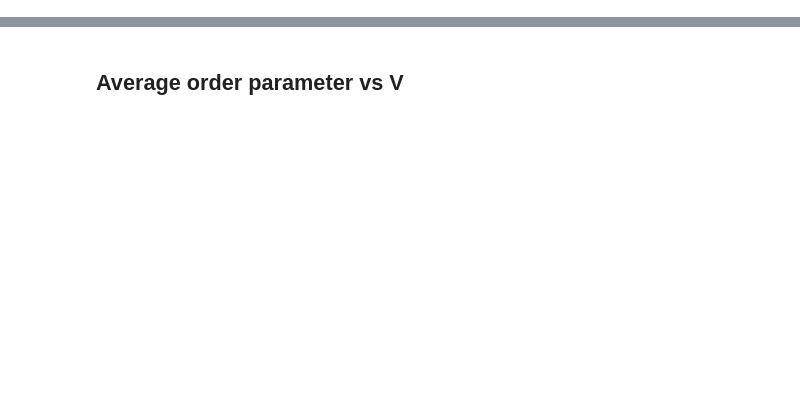
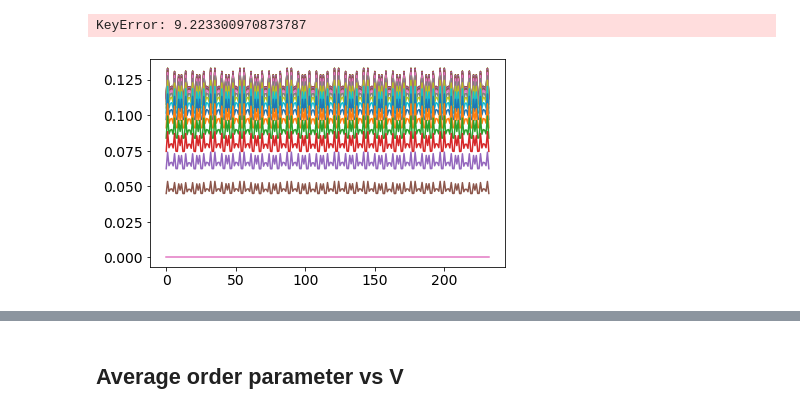
Before and after one commit to gautamra/Superconducting-Fibonacci-chain, a Jupyter notebook: Laboratory.ipynb, the cells around one changed output, grey strips where cells are left out. Saved outputs shown, nothing was run; the diff lists cells and outputs as text; code cells hidden in the pictures; blank space fills up the shorter version.

```diff
--- a/Laboratory.ipynb
+++ b/Laboratory.ipynb
@@ -11,0 +100,15 @@ mpl.rcParams.update({'figure.autolayout': True})
+# %%
+n = 11
+phi = 0
+w = 0.1
+V = 1.5
+u0 = 1.5
+kTs = np.linspace(0.01,0.12,20)
+betas = 1/kTs
+Models = {}
+DOSes = {}
+eexes = {}
+for beta in tqdm(betas):
+    chain = chainFC(n = n, phi = phi,v = -V, u = V/2 + u0, w = w,PBC = True, phase = 0)
+    Models[beta] = simple_ring(chain, beta = beta)
+    Models[beta].iterate()
@@ -11,0 +129,6 @@ mpl.rcParams.update({'figure.autolayout': True})
+# %%
+for beta in betas:
+    plt.plot(Models[beta].Delta)
+# %% [output]
+KeyError: 9.223300970873787
+[figure, added]
```
Also changed, not shown: parts of 14 cells of this notebook, 1 other file.
